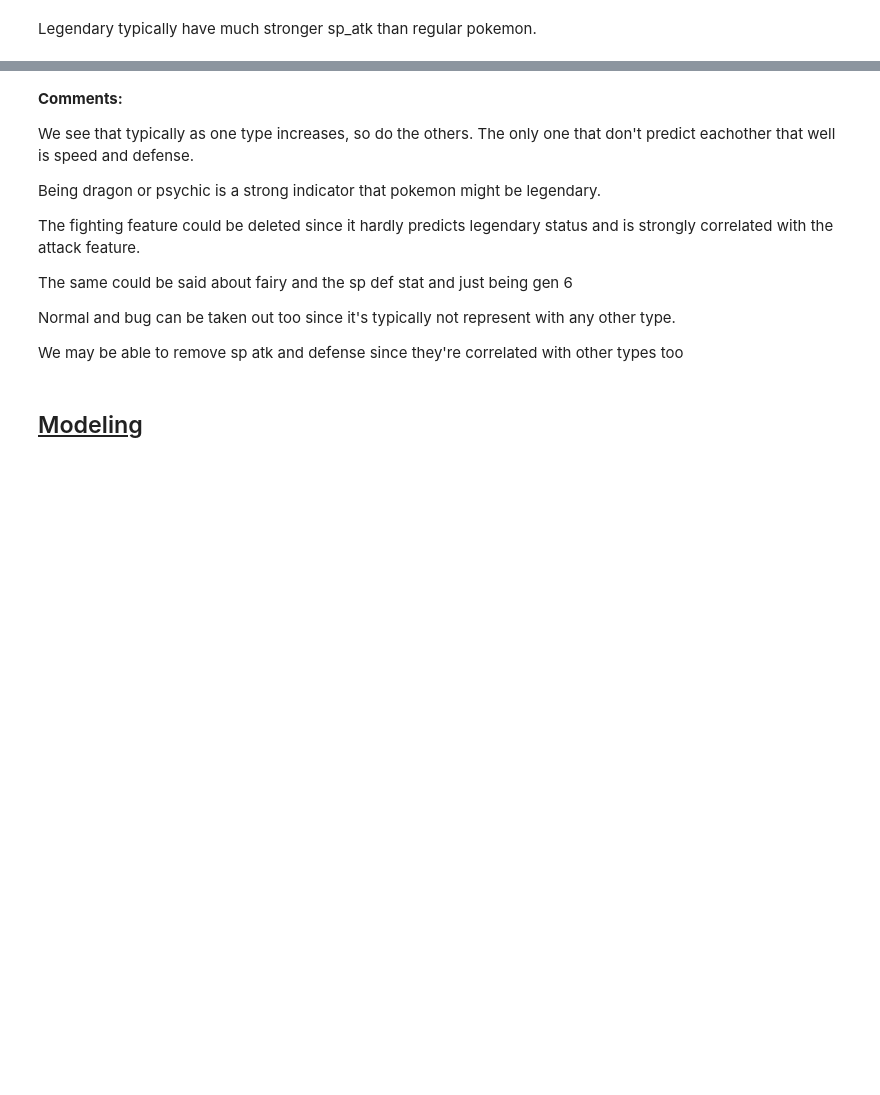
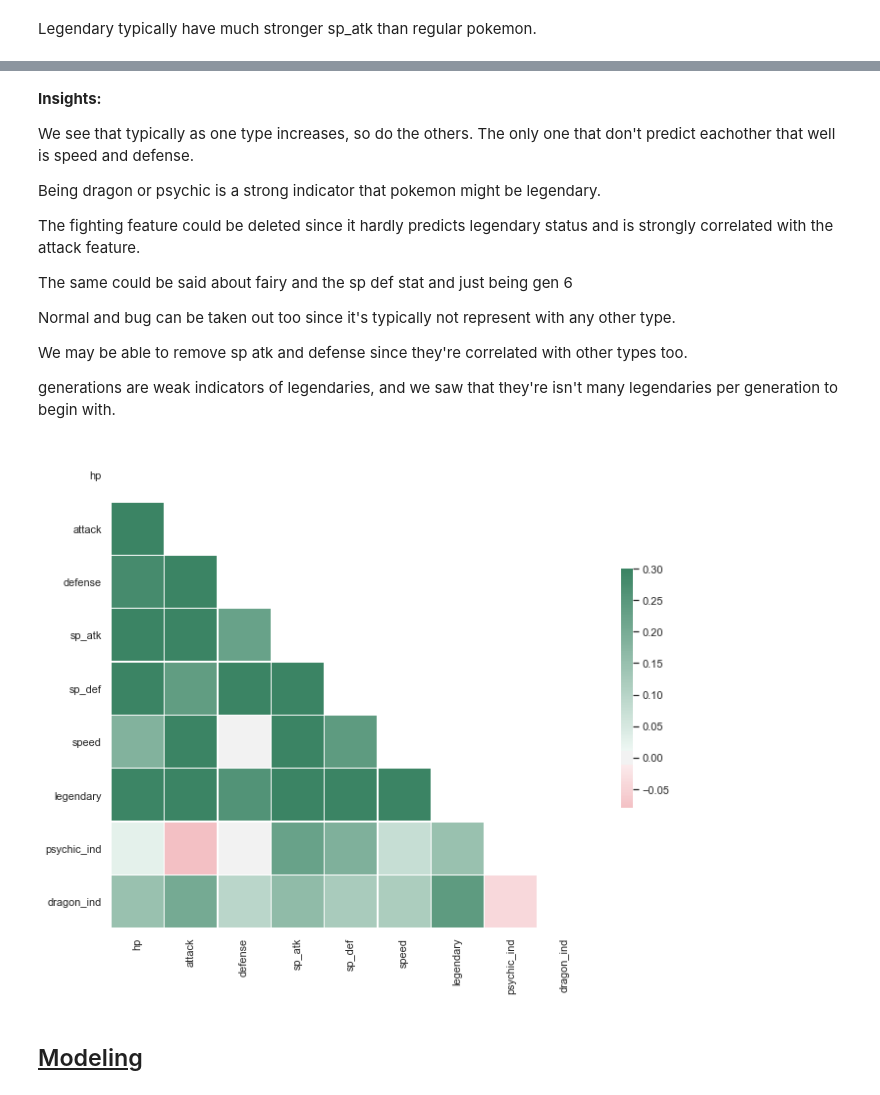
Before and after one commit to nroy94/legendary_classifier, a Jupyter notebook: legendary_classifier.ipynb, the cells around one changed output, grey strips where cells are left out. Drawn from its saved outputs; the diff is of its cells as text; code cells hidden in the pictures; blank space fills up the shorter version.

```diff
--- a/legendary_classifier.ipynb
+++ b/legendary_classifier.ipynb
@@ -166,5 +166,5 @@ plot_correlation_heatmap(train)
 # %% [markdown]
-**Comments:**
+**Insights:**
 
 We see that typically as one type increases, so do the others. The only one that don't predict eachother that well is speed and defense.
 
@@ -176,4 +176,6 @@ The same could be said about fairy and the sp def stat and just being gen 6
 
 Normal and bug can be taken out too since it's typically not represent with any other type.
 
-We may be able to remove sp atk and defense since they're correlated with other types too
+We may be able to remove sp atk and defense since they're correlated with other types too.
+
+generations are weak indicators of legendaries, and we saw that they're isn't many legendaries per generation to begin with.
@@ -180 +212,5 @@ We may be able to remove sp atk and defense since they're correlated with other
+# %%
+plot_correlation_heatmap(train) # get rid of this later
+# %% [output]
+[figure, added]
 # %%
```
Also changed, not shown: parts of 12 cells of this notebook.
